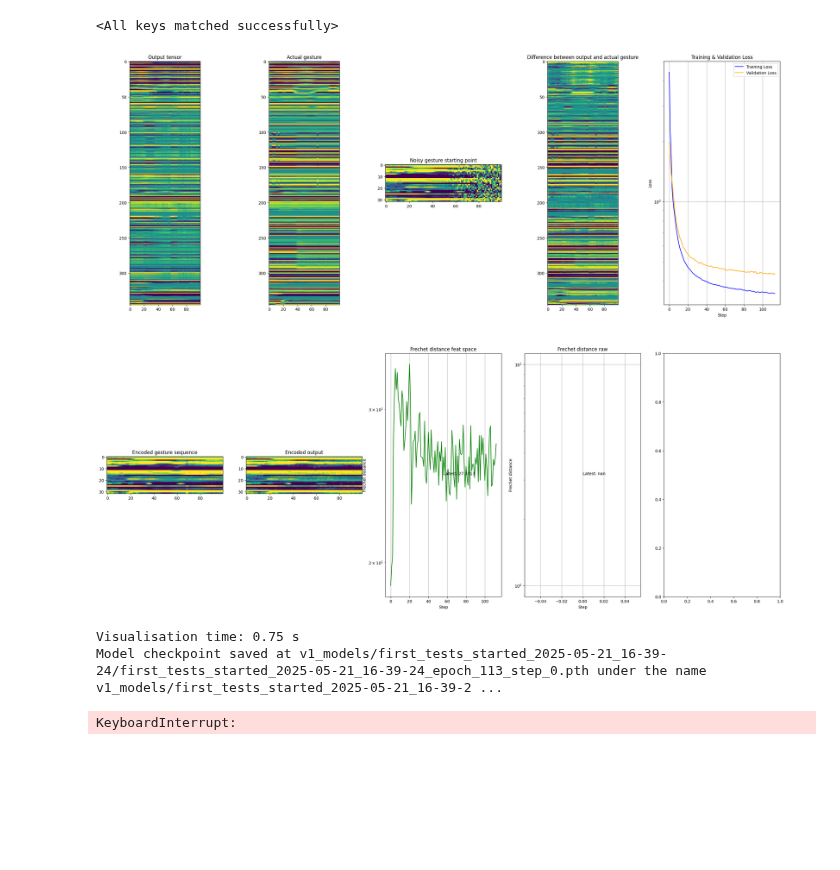
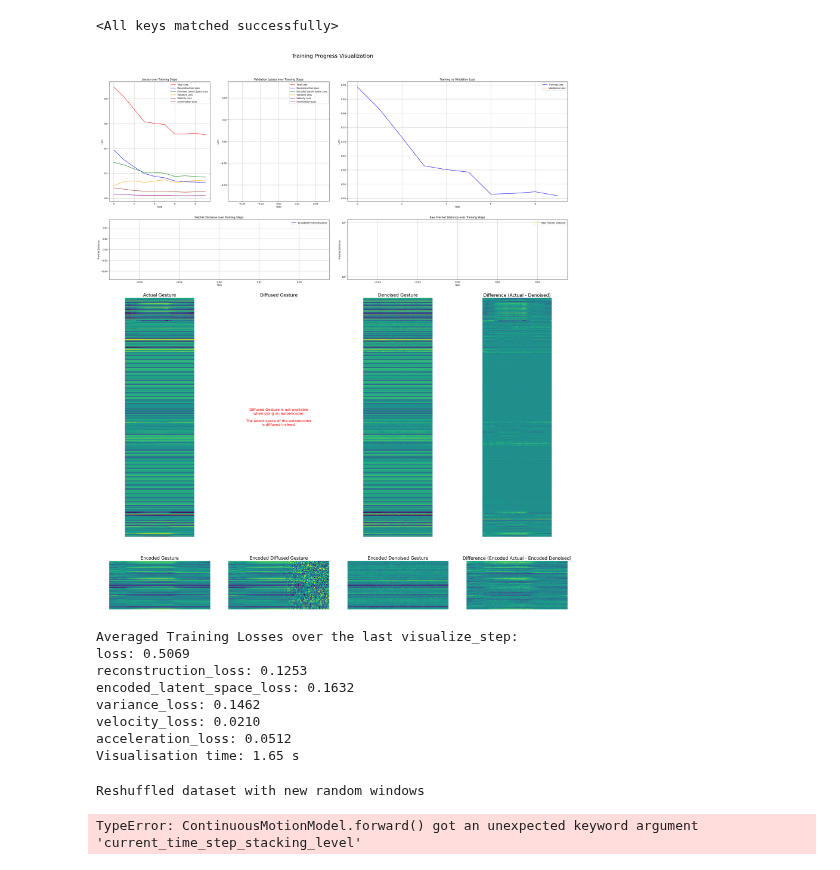
Before and after one commit to AntonBertelsen/GestureGeneration, a Jupyter notebook: DiffuseStyleGestureReproduced/v1_testing_ground.ipynb, the cells around one changed output. Cells and saved outputs as stored; diff of their text form; code cells hidden in the pictures; blank space fills up the shorter version.

Commit message:
Cleanup, especially training loop. New visualisation of different losses in training loop

```diff
--- a/DiffuseStyleGestureReproduced/v1_testing_ground.ipynb
+++ b/DiffuseStyleGestureReproduced/v1_testing_ground.ipynb
@@ -133,7 +132,7 @@ model = ContinuousMotionModel(
         number_of_styles = 17,
         n_gesture_length = 100,
         audio_features_per_frame = 37,
-        pose_features_per_frame = 32,
+        pose_features_per_frame = 48,
         number_of_attention_heads = 8,
         debugger = Debugger(
             on=False,
@@ -160,7 +159,7 @@ from variational_autoencoder import VAE
 # Load the model for inference
 vae_model = VAE()
 vae_model.to(device)
-vae_model.load_state_dict(torch.load("vae_beta_12-05-2025-first-test.pth"))
+vae_model.load_state_dict(torch.load("vae_beta_0.1.pth"))
 # %% [output]
 <All keys matched successfully>
 # %%
@@ -169,55 +168,66 @@ from dataset.dataset import *
 
 train(
     experiment_collection_name="first_tests",
-    model_check_point_interval_in_epochs = 2, # how often to save the model checkpoint - set to infinity to disable
     upload_model_check_point = False, # should upload the model checkpoint to wandb
     model_checkpoint_dir="v1_models",
     model=model,
     autoencoder_model=vae_model,
     device=device,
     training_loader=DataLoader(
             GPUDataset(
-                consolidated_file= "dataset/genea2023_dataset/trn/main-agent/consolidated.npz", # or "dataset/genea2023_dataset/trn/main-agent/training_windows_100k.npz"
+                consolidated_file= "dataset/genea2023_dataset/trn/main-agent/consolidated.npz",
                 seq_length=100,
                 seed_length=0,
-                batch_size=256,
-                epoch_length=100
+                batch_size=64,
+                epoch_length=30,
+                device=device
             ),
             batch_size = 1,
             num_workers = 0,
             pin_memory = False
         ),
     val_loader=DataLoader(
             GPUDataset(
-                consolidated_file= "dataset/genea2023_dataset/val/main-agent/consolidated.npz", # or "dataset/genea2023_dataset/val/main-agent/training_windows_100k.npz"
+                consolidated_file= "dataset/genea2023_dataset/trn/main-agent/consolidated.npz",
                 seq_length=100,
                 seed_length=0,
-                batch_size=256,
-                epoch_length=1000
+                batch_size=64,
+                epoch_length=30,
+                device=device
             ),
             batch_size = 1,
             num_workers = 0,
             pin_memory = False
         ),
     num_epochs=1000,
-    lr=0.000025,
-    variance_loss_weight = 0.1,
-    velocity_loss_weight = 0.3,
-    acceleration_loss_weight = 0.5,
+    learning_rate=0.000025,
+    reconstruction_loss_weight = 1.0,
+    variance_loss_weight = 1.0,
+    velocity_loss_weight = 1.0,
+    acceleration_loss_weight = 1.0,
+    latent_space_loss_weight = 0.25,
     category_weighting = {
         'fingers': 0.1,
         'arms': 2.0,
         'legs': 1.0,
         'spine': 2.0,
         'head': 1.0,
         'root': 2.0
-    }
+    },
+    visualize_step=10
 )
 # %% [output]
-[figure, old version]
+[figure, new version]
-Visualisation time: 0.75 s
-Model checkpoint saved at v1_models/first_tests_started_2025-05-21_16-39-24/first_tests_started_2025-05-21_16-39-24_epoch_113_step_0.pth under the name v1_models/first_tests_started_2025-05-21_16-39-2 ...
+Averaged Training Losses over the last visualize_step:
+loss: 0.5069
+reconstruction_loss: 0.1253
+encoded_latent_space_loss: 0.1632
+variance_loss: 0.1462
+velocity_loss: 0.0210
+acceleration_loss: 0.0512
+Visualisation time: 1.65 s
-KeyboardInterrupt:
+Reshuffled dataset with new random windows
+TypeError: ContinuousMotionModel.forward() got an unexpected keyword argument 'current_time_step_stacking_level'
 # %%
 torch.save(model.state_dict(), "new_model_test.pth")
 # %%
```
Also changed, not shown: parts of 4 cells of this notebook, 11 other files.
